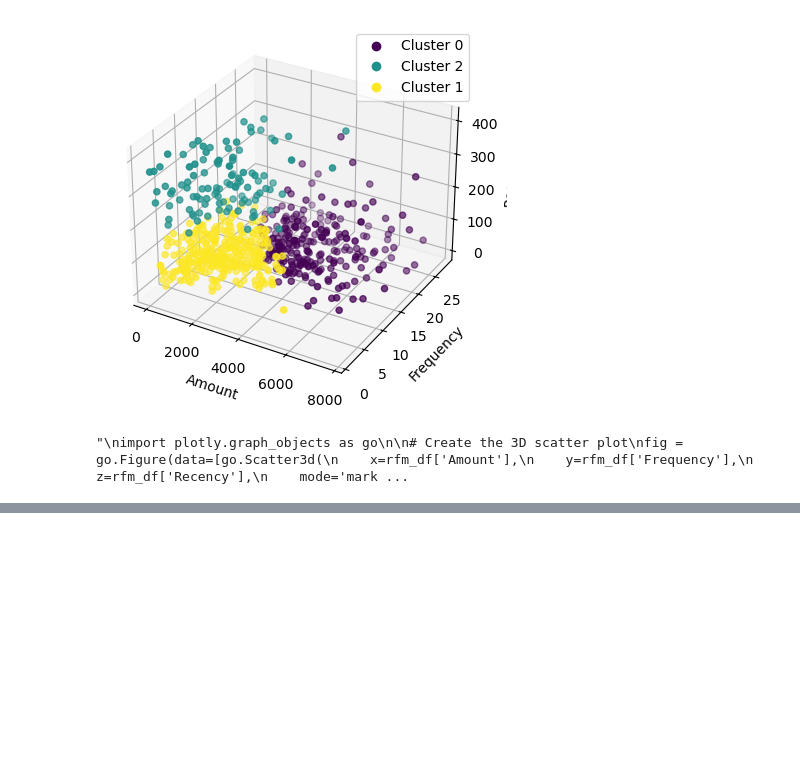
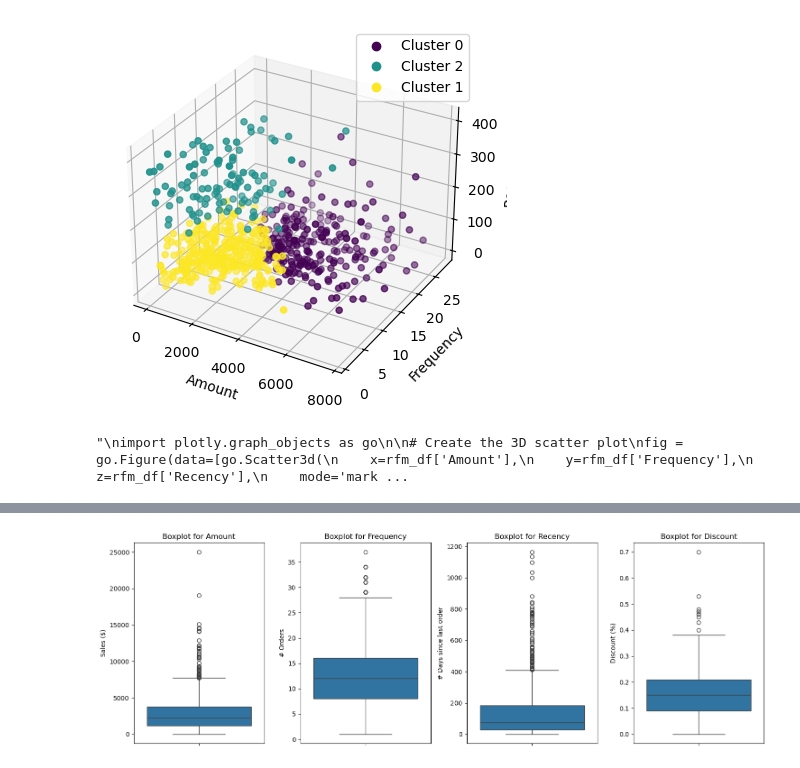
Before and after one commit to michalpasternak7/e-Commerce, a Jupyter notebook: superstore_clustering.ipynb, the cells around one changed output, grey strips where cells are left out. Drawn from its saved outputs; the diff is of its cells as text; code cells hidden in the pictures; blank space fills up the shorter version.

Commit message:
add discount experiment

```diff
--- a/superstore_clustering.ipynb
+++ b/superstore_clustering.ipynb
@@ -516,0 +532,4 @@ fig.show()
+# %%
+# Calculate average discount dor each customer
+df_discount = df.groupby('CustomerID', as_index=False)['Discount'].mean().round(2)
+df_discount.head()
@@ -516,0 +546,10 @@ fig.show()
+# %%
+# Merge the 4 df
+rfm_df_discount = pd.merge(pd.merge(pd.merge(df_monetary, df_frequency, on='CustomerID'),
+                                    df_recency, on='CustomerID'),
+                           df_discount, on='CustomerID')
+
+rfm_df_discount.rename(columns={'Sales': 'Amount',
+                       'OrderID': 'Frequency'},
+                       inplace=True)
+rfm_df_discount
@@ -516,0 +570,32 @@ fig.show()
+# %%
+# Create a boxplot for each parameter
+plt.figure(figsize=(15, 5))
+
+# Boxplot for Amount
+plt.subplot(1, 4, 1)
+sns.boxplot(y='Amount', data=rfm_df_discount)
+plt.title('Boxplot for Amount')
+plt.ylabel('Sales ($)')
+
+# Boxplot for Frequency
+plt.subplot(1, 4, 2)
+sns.boxplot(y='Frequency', data=rfm_df_discount)
+plt.title('Boxplot for Frequency')
+plt.ylabel('# Orders')
+
+# Boxplot for Recency
+plt.subplot(1, 4, 3)
+sns.boxplot(y='Recency', data=rfm_df_discount)
+plt.title('Boxplot for Recency')
+plt.ylabel('# Days since last order')
+
+# Boxplot for Discount
+plt.subplot(1, 4, 4)
+sns.boxplot(y='Discount', data=rfm_df_discount)
+plt.title('Boxplot for Discount')
+plt.ylabel('Discount (%)')
+
+plt.tight_layout()
+plt.show()
+# %% [output]
+[figure, added]
```
Also changed, not shown: parts of 15 cells of this notebook.
